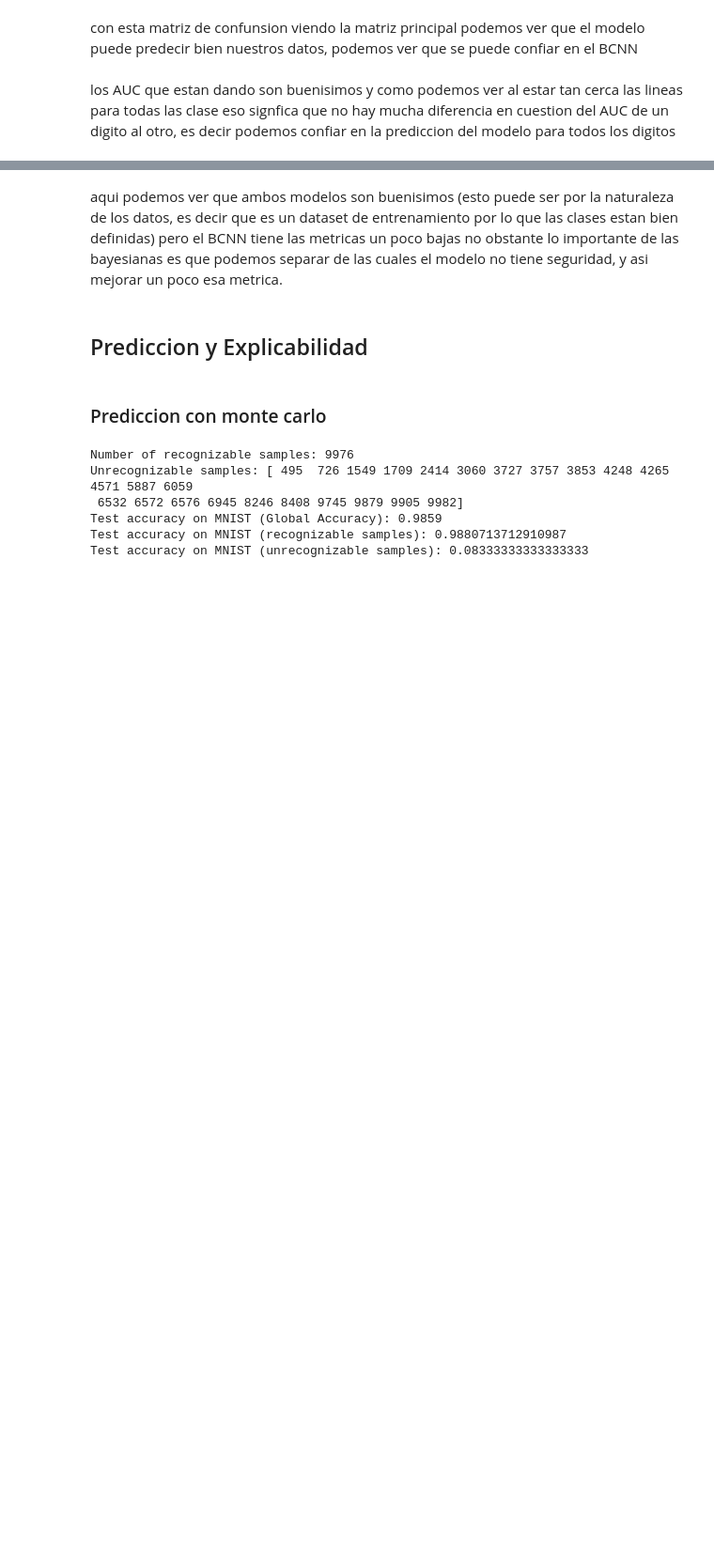
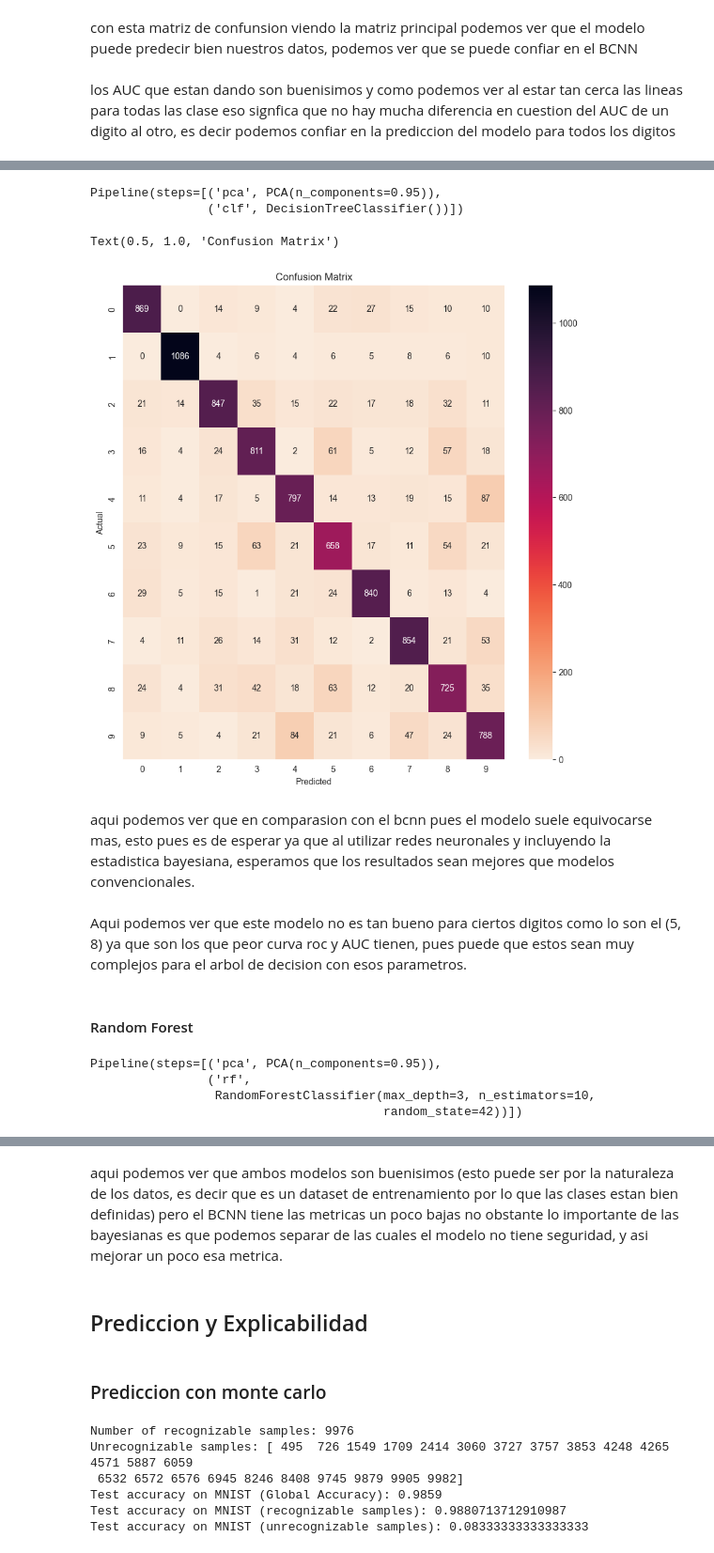
Before and after one commit to sabura02/jbook_mnist_final, a Jupyter notebook: _sources/modelos_mnist.ipynb, the cells around one changed output, grey strips where cells are left out. Shown: that part at 94% size. Saved outputs shown, nothing was run; the diff lists cells and outputs as text; code cells hidden in the pictures; blank space fills up the shorter version.

```diff
--- a/_sources/modelos_mnist.ipynb
+++ b/_sources/modelos_mnist.ipynb
@@ -344,0 +470,39 @@ los AUC que estan dando son buenisimos y como podemos ver al estar tan cerca las
+# %%
+# Cargar el modelo desde el archivo pickle
+def fetch_pkl_from_url(url):
+    try:
+        response = requests.get(url)
+        response.raise_for_status()  # Asegura que la respuesta sea exitosa
+        with open("temp.pkl", "wb") as f:
+            f.write(response.content)
+        pipeline = joblib.load("temp.pkl")
+        return pipeline
+    except requests.RequestException as e:
+        print(f"Error al realizar la solicitud HTTP: {e}")
+    except Exception as e:
+        print(f"Otro error: {e}")
+
+    return None
+
+pipeline_dt = fetch_pkl_from_url("https://github.com/vesgac/Visualizaci-n/raw/main/modelo_entrenado_dt.pkl")
+pipeline_dt
+# %% [output]
+Pipeline(steps=[('pca', PCA(n_components=0.95)),
+                ('clf', DecisionTreeClassifier())])
+# %%
+# Calcular la matriz de confusión
+conf_mat = confusion_matrix(resultados["Test"],resultados["normal_dt"])
+# Visualiza la matriz de confusión usando Seaborn y Matplotlib
+fig, ax = plt.subplots(figsize=(10, 10))
+sns.heatmap(conf_mat, annot=True, fmt='d',
+                xticklabels=[f'{i}' for i in range(10)],
+                yticklabels=[f'{i}' for i in range(10)],
+                cmap="rocket_r")
+plt.ylabel('Actual')
+plt.xlabel('Predicted')
+plt.title('Confusion Matrix')
+# %% [output]
+Text(0.5, 1.0, 'Confusion Matrix')
+[figure, added]
+# %% [markdown]
+aqui podemos ver que en comparasion con el bcnn pues el modelo suele equivocarse mas, esto pues es de esperar ya que al utilizar redes neuronales y incluyendo la estadistica bayesiana, esperamos que los resultados sean mejores que modelos convencionales.
@@ -344,0 +549,28 @@ los AUC que estan dando son buenisimos y como podemos ver al estar tan cerca las
+# %% [markdown]
+Aqui podemos ver que este modelo no es tan bueno para ciertos digitos como lo son el (5, 8) ya que son los que peor curva roc y AUC tienen, pues puede que estos sean muy complejos para el arbol de decision con esos parametros.
+# %% [markdown]
+#### Random Forest
+# %%
+# Cargar el modelo desde el archivo pickle
+def fetch_pkl_from_url(url):
+    try:
+        response = requests.get(url)
+        response.raise_for_status()  # Asegura que la respuesta sea exitosa
+        with open("temp.pkl", "wb") as f:
+            f.write(response.content)
+        pipeline = joblib.load("temp.pkl")
+        return pipeline
+    except requests.RequestException as e:
+        print(f"Error al realizar la solicitud HTTP: {e}")
+    except Exception as e:
+        print(f"Otro error: {e}")
+
+    return None
+
+pipeline_rf = fetch_pkl_from_url("https://github.com/vesgac/Visualizaci-n/raw/main/modelo_entrenado_rf_2.pkl")
+pipeline_rf
+# %% [output]
+Pipeline(steps=[('pca', PCA(n_components=0.95)),
+                ('rf',
+                 RandomForestClassifier(max_depth=3, n_estimators=10,
+                                        random_state=42))])
```
Also changed, not shown: parts of 21 cells of this notebook, 7 other files.
